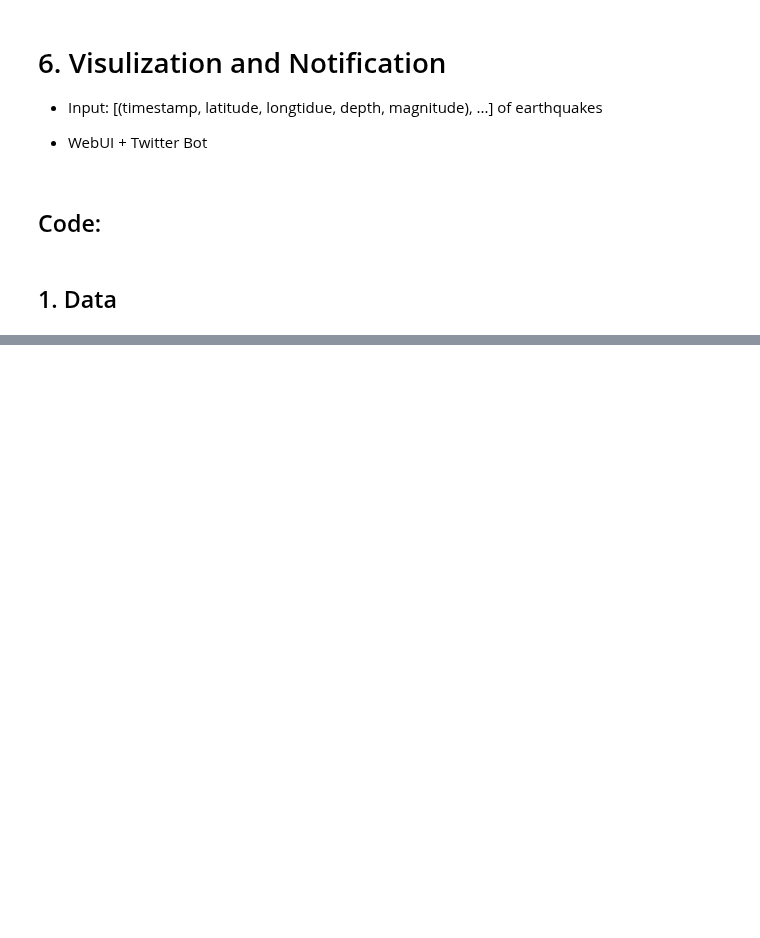
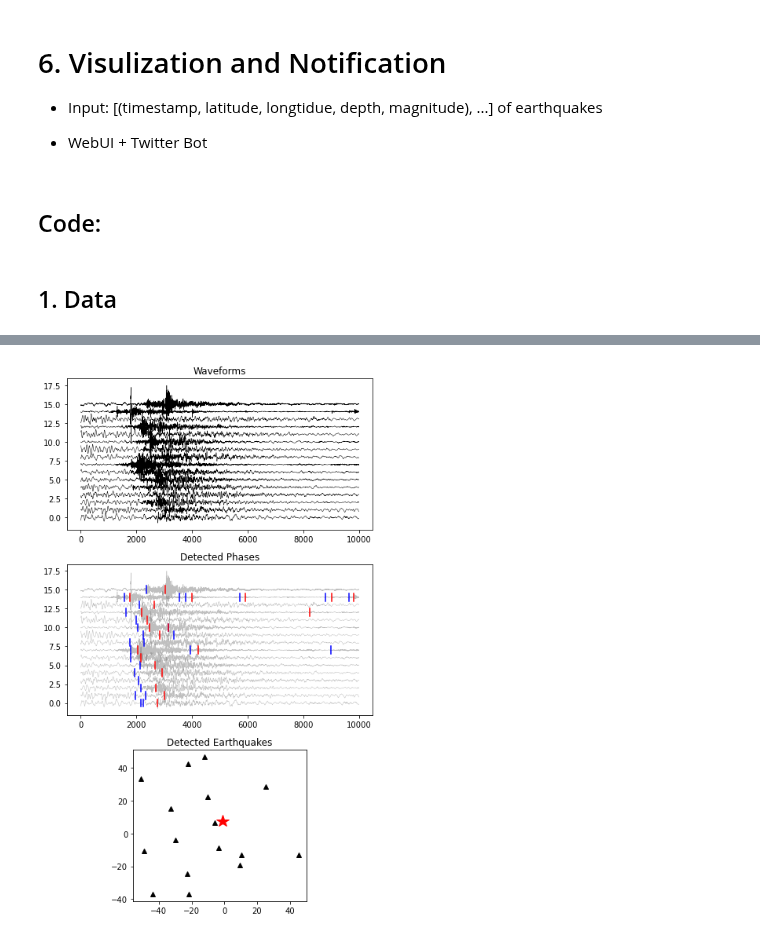
Before and after one commit to Cuda-Chen/QuakeFlow, a Jupyter notebook: Stream.ipynb, the cells around one changed output, grey strips where cells are left out. Saved outputs shown, nothing was run; the diff lists cells and outputs as text; code cells hidden in the pictures; blank space fills up the shorter version.

```diff
--- a/Stream.ipynb
+++ b/Stream.ipynb
@@ -187,0 +186,35 @@ catalog.json()
+# %%
+def webui(waveforms, ids, timestamps, picks, sampling_rate, stations, events):
+    plt.figure(figsize=(6, 10))
+    plt.subplot(311)
+    for i in range(len(waveforms)):
+        plt.plot(normalize(waveforms[i][:, 0])/6 + i, "k", linewidth=0.5)
+    plt.title("Waveforms")
+
+    plt.subplot(312)
+    for i in range(len(waveforms)):
+        plt.plot(normalize(waveforms[i][:, 0])/6 + i, "gray", linewidth=0.5, alpha=0.5)
+
+    idx_dict = {k: i for i, k in enumerate(ids)}
+    for i in range(len(picks)):
+        if picks[i]["type"] == "p":
+            color = "blue"
+        else:
+            color = "red"
+        idx = int(calc_dt(picks[i]["timestamp"], timestamps[idx_dict[picks[i]["id"]]]) * sampling_rate)
+        plt.plot([idx, idx], [idx_dict[picks[i]["id"]]-0.5, idx_dict[picks[i]["id"]]+0.5], color=color)
+    plt.title("Detected Phases")
+
+    plt.subplot(313)
+    plt.plot(stations["x(km)"], stations["y(km)"], "k^")
+    for event in catalog.json():
+        plt.scatter(event["location"][0], event["location"][1], s=event["magnitude"], c="red", marker="*")
+    plt.axis("scaled")
+    plt.title("Detected Earthquakes")
+
+    plt.tight_layout()
+    plt.show()
+# %%
+webui(vec, id_lst, timestamp_lst, resp.json(), sampling_rate, stations, catalog.json())
+# %% [output]
+[figure, added]
```
Also changed, not shown: parts of 6 cells of this notebook.
